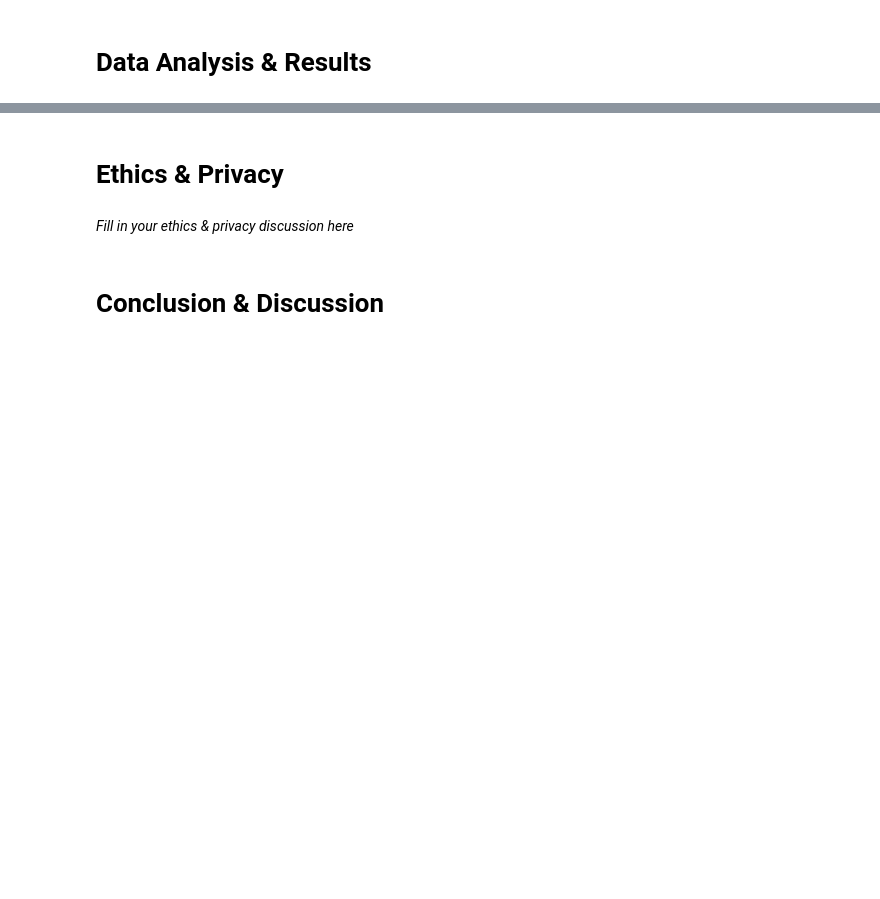
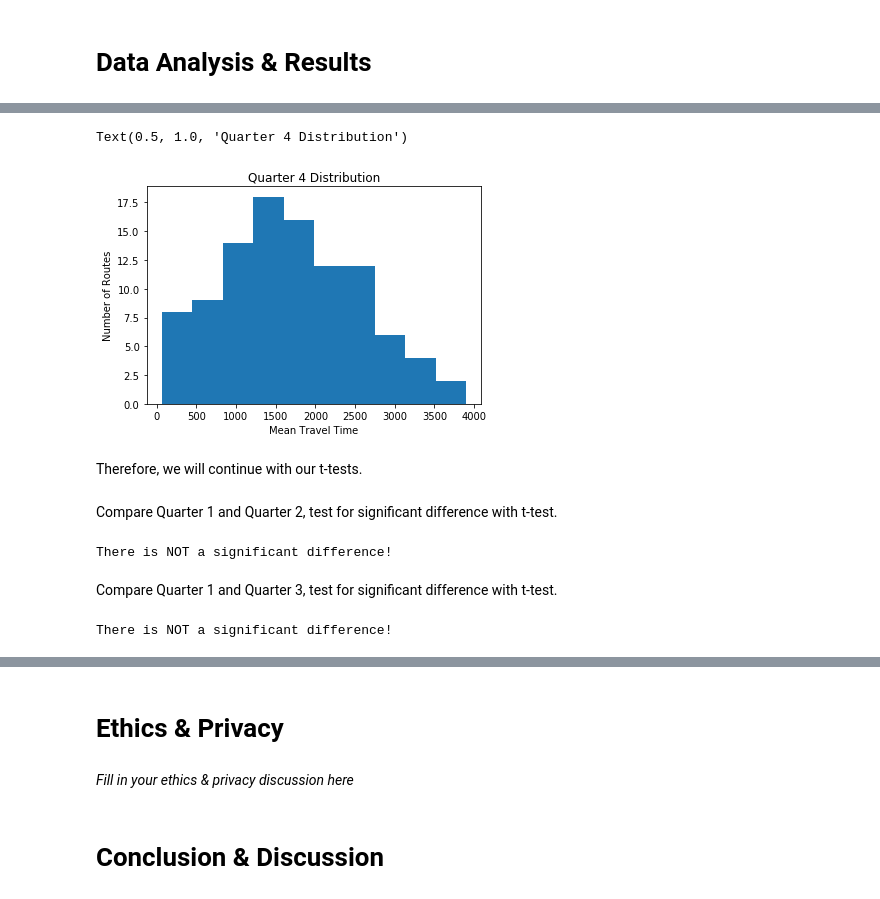
Before and after one commit to M20190649/COGS-108-Final-Project, a Jupyter notebook: FinalProject_group172.ipynb, the cells around one changed output, grey strips where cells are left out. Cells and saved outputs as stored; diff of their text form; code cells hidden in the pictures; blank space fills up the shorter version.

```diff
--- a/FinalProject_group172.ipynb
+++ b/FinalProject_group172.ipynb
@@ -794,0 +794,36 @@ for df_route in dfs_route_4:
+# %%
+allquarter_df['Q4_mean_travel_time'].plot.hist()
+plt.xlabel("Mean Travel Time")
+plt.ylabel("Number of Routes")
+plt.title("Quarter 4 Distribution")
+# %% [output]
+Text(0.5, 1.0, 'Quarter 4 Distribution')
+[figure, added]
+# %% [markdown]
+Therefore, we will continue with our t-tests.
+# %% [markdown]
+Compare Quarter 1 and Quarter 2, test for significant difference with t-test.
+# %%
+t_val, p_val = stats.ttest_ind(Q1_mean_travel_time, Q2_mean_travel_time)
+
+print(p_val)
+
+if p_val < 0.05:
+    print('There is a significant difference!')
+else:
+    print('There is NOT a significant difference!')
+# %% [output]
+There is NOT a significant difference!
+# %% [markdown]
+Compare Quarter 1 and Quarter 3, test for significant difference with t-test.
+# %%
+t_val, p_val = stats.ttest_ind(Q1_mean_travel_time, Q3_mean_travel_time)
+
+print(p_val)
+
+if p_val < 0.05:
+    print('There is a significant difference!')
+else:
+    print('There is NOT a significant difference!')
+# %% [output]
+There is NOT a significant difference!
```
Also changed, not shown: parts of 33 cells of this notebook.
